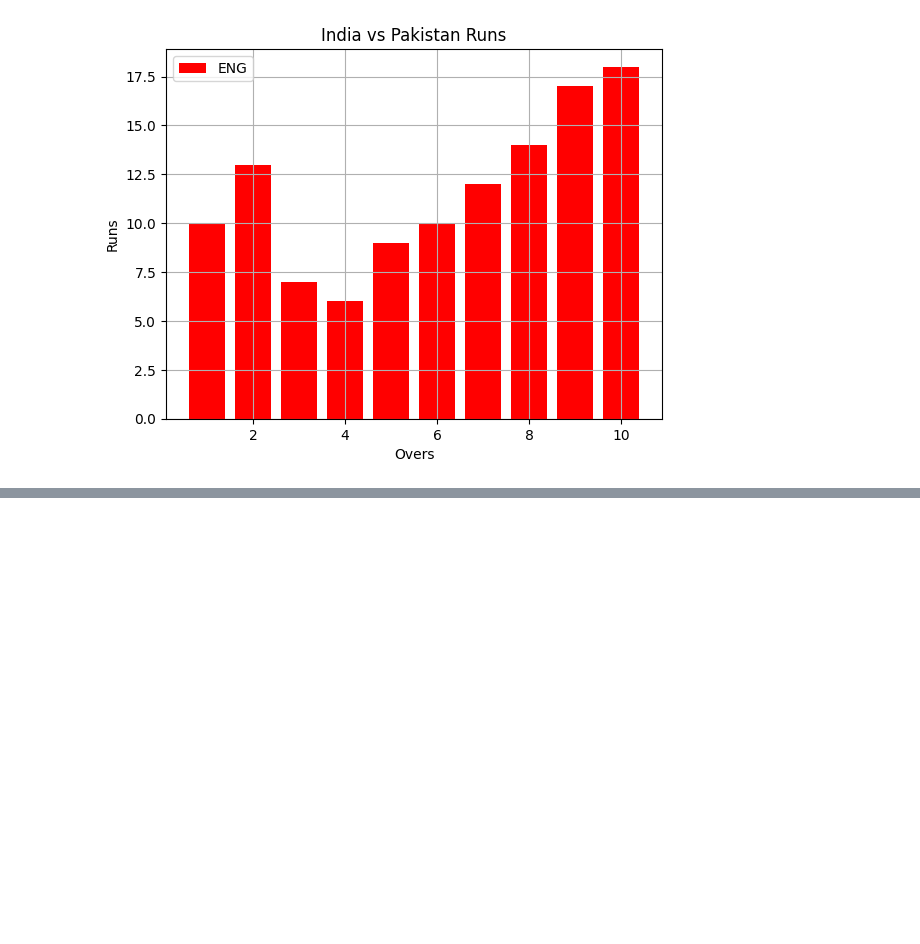
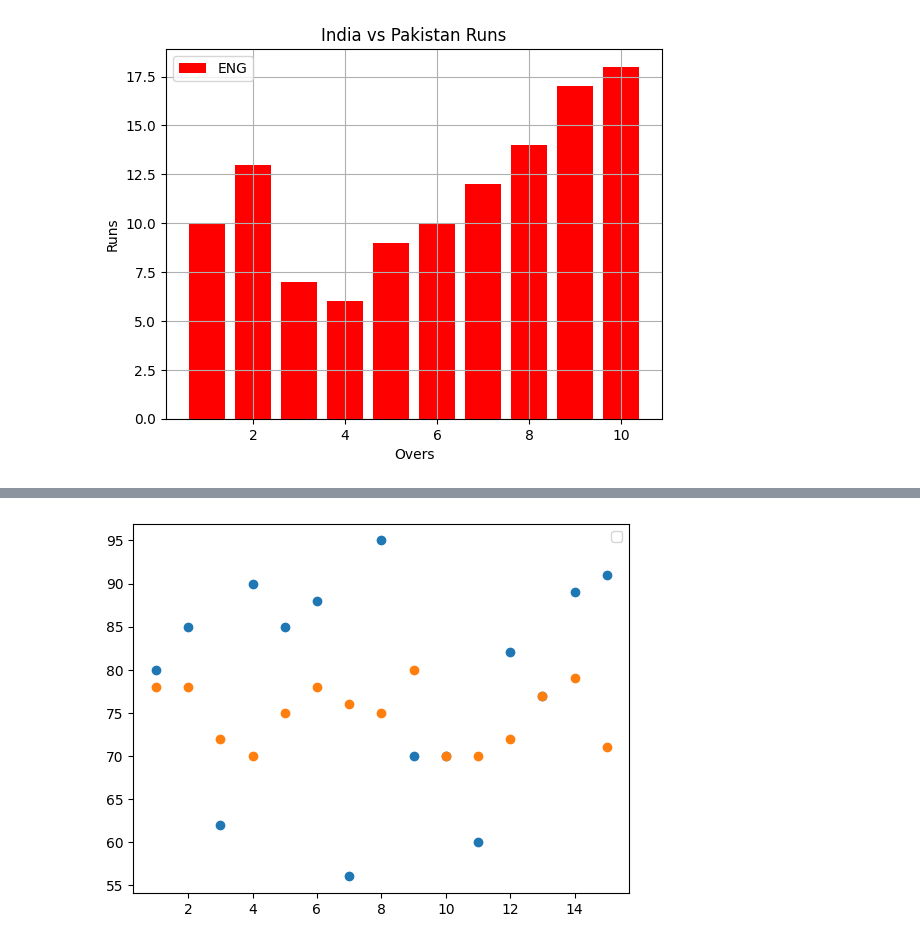
Before and after one commit to Murtiza007/DS10, a Jupyter notebook: matplotlib.ipynb, the cells around one changed output, grey strips where cells are left out. Saved outputs shown, nothing was run; the diff lists cells and outputs as text; code cells hidden in the pictures; blank space fills up the shorter version.

```diff
--- a/matplotlib.ipynb
+++ b/matplotlib.ipynb
@@ -92,0 +93,15 @@ Text(0.5, 1.0, 'Votes Distribution')
+# %%
+import matplotlib.pyplot as plt
+
+
+scores_A={'Roll No':[1,2,3,4,5,6,7,8,9,10,11,12,13,14,15],
+        'Marks':[80,85,62,90,85,88,56,95,70,70,60,82,77,89,91]
+        }
+
+scores_B={'Roll No':[1,2,3,4,5,6,7,8,9,10,11,12,13,14,15],
+        'Marks':[78,78,72,70,75,78,76,75,80,70,70,72,77,79,71]
+        }
+# %%
+import pandas as pd
+df=pd.DataFrame(scores_A)
+df
@@ -92,0 +125,3 @@ Text(0.5, 1.0, 'Votes Distribution')
+# %%
+df1=pd.DataFrame(scores_B)
+df1
@@ -92,0 +145,12 @@ Text(0.5, 1.0, 'Votes Distribution')
+# %%
+plt.scatter(df['Roll No'], df['Marks'])
+plt.scatter(df1['Roll No'], df1['Marks'])
+plt.legend()
+plt.show()
+
+# bulk data visualization
+# distribution of data
+# outliers
+#
+# %% [output]
+[figure, added]
```
Also changed, not shown: parts of 4 cells of this notebook, 4 other files.
